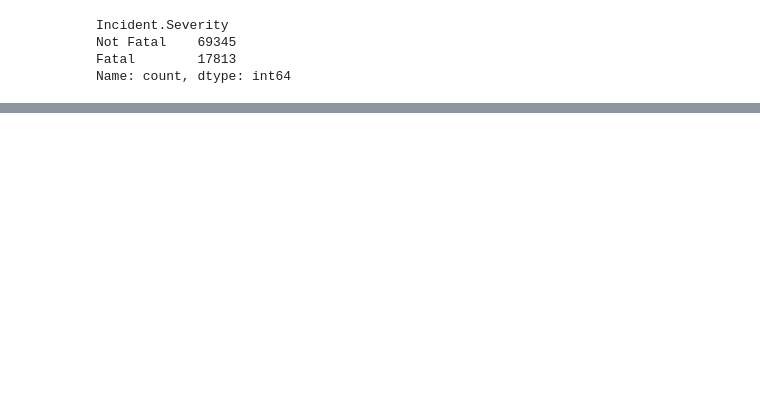
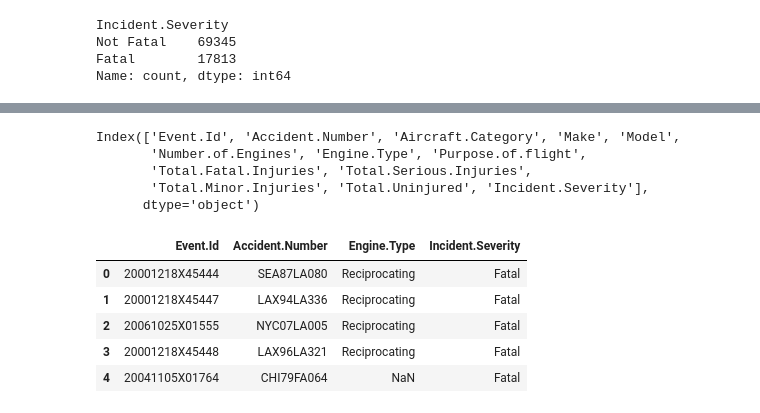
Before and after one commit to AndrewReusche/dsc-phase-1-project-v3, a Jupyter notebook: student.ipynb, the cells around one changed output, grey strips where cells are left out. Saved outputs shown, nothing was run; the diff lists cells and outputs as text; code cells hidden in the pictures; blank space fills up the shorter version.

```diff
--- a/student.ipynb
+++ b/student.ipynb
@@ -740,0 +771,8 @@ Name: count, dtype: int64
+# %%
+cleaned_injury_data.columns
+# %% [output]
+Index(['Event.Id', 'Accident.Number', 'Aircraft.Category', 'Make', 'Model',
+       'Number.of.Engines', 'Engine.Type', 'Purpose.of.flight',
+       'Total.Fatal.Injuries', 'Total.Serious.Injuries',
+       'Total.Minor.Injuries', 'Total.Uninjured', 'Incident.Severity'],
+      dtype='object')
@@ -740,0 +781,9 @@ Name: count, dtype: int64
+# %%
+Engine_Type.head()
+# %% [output]
+|  | Event.Id | Accident.Number | Engine.Type | Incident.Severity |
+| 0 | 20001218X45444 | SEA87LA080 | Reciprocating | Fatal |
+| 1 | 20001218X45447 | LAX94LA336 | Reciprocating | Fatal |
+| 2 | 20061025X01555 | NYC07LA005 | Reciprocating | Fatal |
+| 3 | 20001218X45448 | LAX96LA321 | Reciprocating | Fatal |
+| 4 | 20041105X01764 | CHI79FA064 | NaN | Fatal |
```
Also changed, not shown: parts of 17 cells of this notebook.
